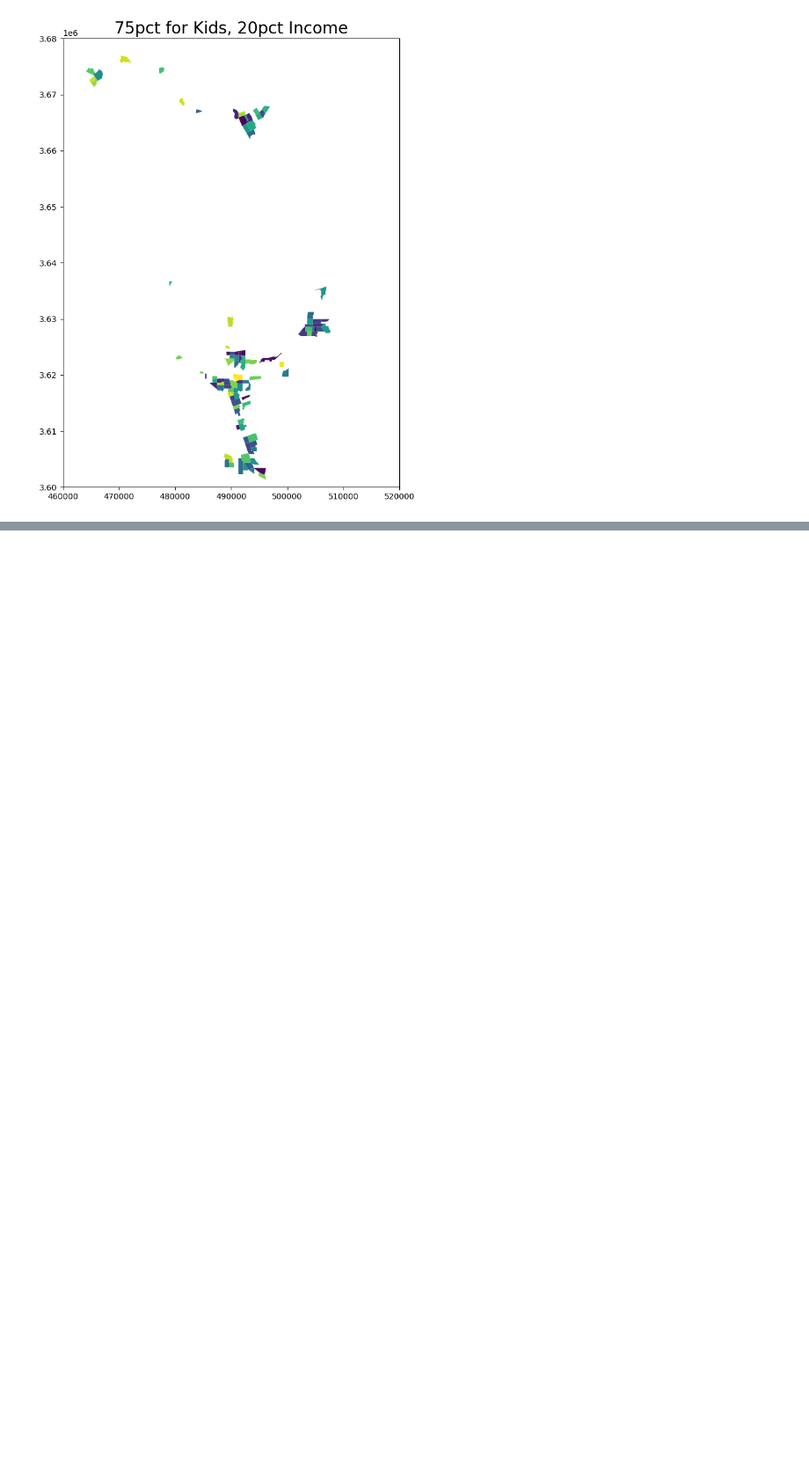
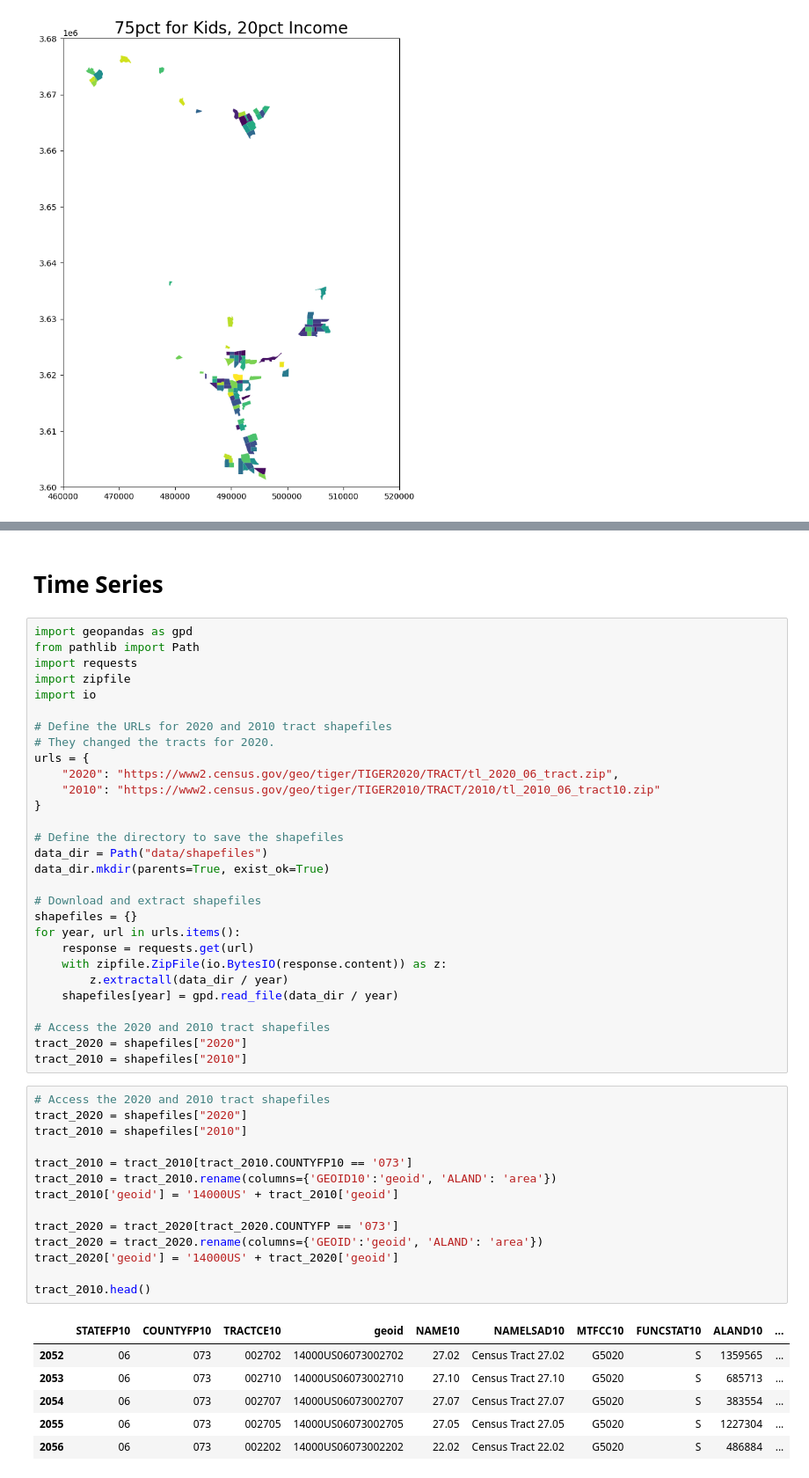
Before and after one commit to jointheleague/marketing-data, a Jupyter notebook: notebooks/ericbusboom/child_density.ipynb, the cells around one changed output, grey strips where cells are left out. Shown at 88% size. Saved outputs shown, nothing was run; the diff lists cells and outputs as text; blank space fills up the shorter version.

```diff
--- a/notebooks/ericbusboom/child_density.ipynb
+++ b/notebooks/ericbusboom/child_density.ipynb
@@ -206,0 +290,52 @@ df
+# %% [markdown]
+# Time Series
+# %%
+import geopandas as gpd
+from pathlib import Path
+import requests
+import zipfile
+import io
+
+# Define the URLs for 2020 and 2010 tract shapefiles
+# They changed the tracts for 2020.
+urls = {
+    "2020": "https://www2.census.gov/geo/tiger/TIGER2020/TRACT/tl_2020_06_tract.zip",
+    "2010": "https://www2.census.gov/geo/tiger/TIGER2010/TRACT/2010/tl_2010_06_tract10.zip"
+}
+
+# Define the directory to save the shapefiles
+data_dir = Path("data/shapefiles")
+data_dir.mkdir(parents=True, exist_ok=True)
+
+# Download and extract shapefiles
+shapefiles = {}
+for year, url in urls.items():
+    response = requests.get(url)
+    with zipfile.ZipFile(io.BytesIO(response.content)) as z:
+        z.extractall(data_dir / year)
+    shapefiles[year] = gpd.read_file(data_dir / year)
+
+# Access the 2020 and 2010 tract shapefiles
+tract_2020 = shapefiles["2020"]
+tract_2010 = shapefiles["2010"]
+# %%
+# Access the 2020 and 2010 tract shapefiles
+tract_2020 = shapefiles["2020"]
+tract_2010 = shapefiles["2010"]
+
+tract_2010 = tract_2010[tract_2010.COUNTYFP10 == '073']
+tract_2010 = tract_2010.rename(columns={'GEOID10':'geoid', 'ALAND': 'area'})
+tract_2010['geoid'] = '14000US' + tract_2010['geoid']
+
+tract_2020 = tract_2020[tract_2020.COUNTYFP == '073']
+tract_2020 = tract_2020.rename(columns={'GEOID':'geoid', 'ALAND': 'area'})
+tract_2020['geoid'] = '14000US' + tract_2020['geoid']
+
+tract_2010.head()
+# %% [output]
+|  | STATEFP10 | COUNTYFP10 | TRACTCE10 | geoid | NAME10 | NAMELSAD10 | MTFCC10 | FUNCSTAT10 | ALAND10 | ... |
+| 2052 | 06 | 073 | 002702 | 14000US06073002702 | 27.02 | Census Tract 27.02 | G5020 | S | 1359565 | ... |
+| 2053 | 06 | 073 | 002710 | 14000US06073002710 | 27.10 | Census Tract 27.10 | G5020 | S | 685713 | ... |
+| 2054 | 06 | 073 | 002707 | 14000US06073002707 | 27.07 | Census Tract 27.07 | G5020 | S | 383554 | ... |
+| 2055 | 06 | 073 | 002705 | 14000US06073002705 | 27.05 | Census Tract 27.05 | G5020 | S | 1227304 | ... |
+| 2056 | 06 | 073 | 002202 | 14000US06073002202 | 22.02 | Census Tract 22.02 | G5020 | S | 486884 | ... |
```
Also changed, not shown: parts of 15 cells of this notebook, 22 other files.
